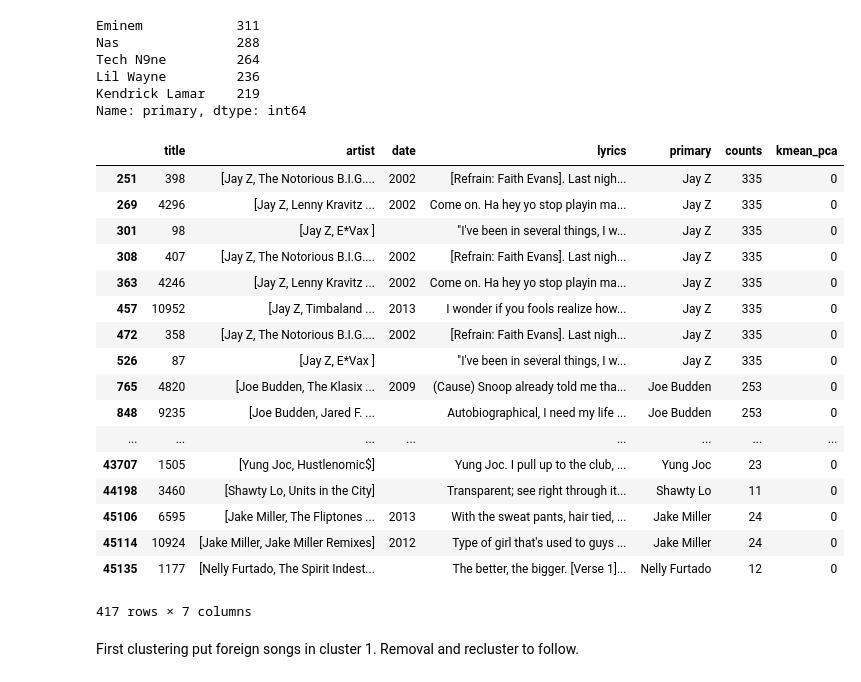
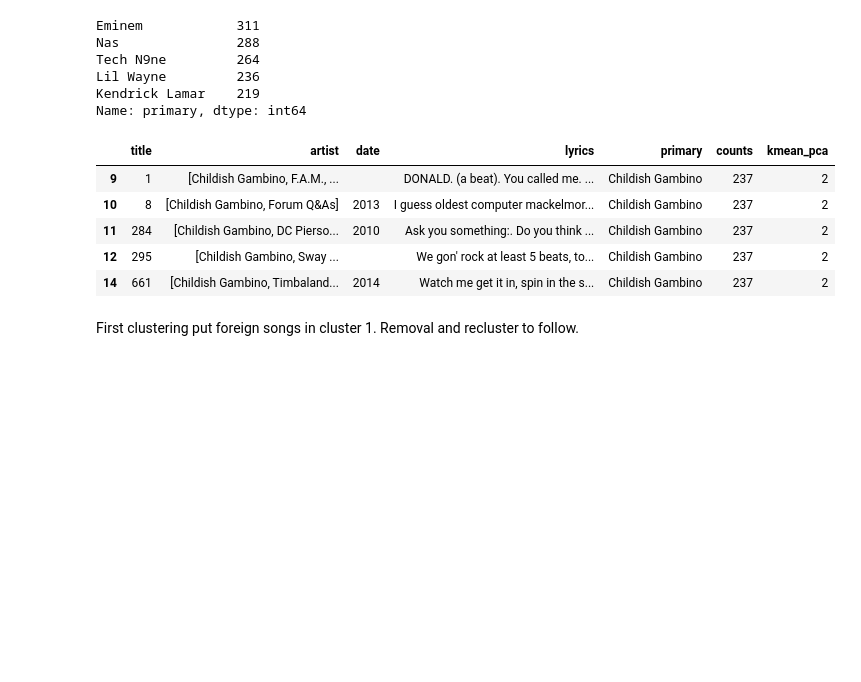
Before and after one commit to elrazia/rap_lyrics, a Jupyter notebook: notebooks/rap_modeling.ipynb, the cells around one changed output. Saved outputs shown, nothing was run; the diff lists cells and outputs as text; code cells hidden in the pictures; blank space fills up the shorter version.

Commit message:
df head

```diff
--- a/notebooks/rap_modeling.ipynb
+++ b/notebooks/rap_modeling.ipynb
@@ -139,26 +139,14 @@ Lil Wayne         236
 Kendrick Lamar    219
 Name: primary, dtype: int64
 # %%
-rap_frame[rap_frame['kmean_pca'] == 0]
+rap_frame[rap_frame['kmean_pca'] == 2].head()
 # %% [output]
 |  | title | artist | date | lyrics | primary | counts | kmean_pca |
-| 251 | 398 | [Jay Z, The Notorious B.I.G.... | 2002 | [Refrain: Faith Evans]. Last nigh... | Jay Z | 335 | 0 |
-| 269 | 4296 | [Jay Z, Lenny Kravitz ... | 2002 | Come on. Ha hey yo stop playin ma... | Jay Z | 335 | 0 |
-| 301 | 98 | [Jay Z, E*Vax ] |  | "I've been in several things, I w... | Jay Z | 335 | 0 |
-| 308 | 407 | [Jay Z, The Notorious B.I.G.... | 2002 | [Refrain: Faith Evans]. Last nigh... | Jay Z | 335 | 0 |
-| 363 | 4246 | [Jay Z, Lenny Kravitz ... | 2002 | Come on. Ha hey yo stop playin ma... | Jay Z | 335 | 0 |
-| 457 | 10952 | [Jay Z, Timbaland ... | 2013 | I wonder if you fools realize how... | Jay Z | 335 | 0 |
-| 472 | 358 | [Jay Z, The Notorious B.I.G.... | 2002 | [Refrain: Faith Evans]. Last nigh... | Jay Z | 335 | 0 |
-| 526 | 87 | [Jay Z, E*Vax ] |  | "I've been in several things, I w... | Jay Z | 335 | 0 |
-| 765 | 4820 | [Joe Budden, The Klasix ... | 2009 | (Cause) Snoop already told me tha... | Joe Budden | 253 | 0 |
-| 848 | 9235 | [Joe Budden, Jared F. ... |  | Autobiographical, I need my life ... | Joe Budden | 253 | 0 |
-| ... | ... | ... | ... | ... | ... | ... | ... |
-| 43707 | 1505 | [Yung Joc, Hustlenomic$] |  | Yung Joc. I pull up to the club, ... | Yung Joc | 23 | 0 |
-| 44198 | 3460 | [Shawty Lo, Units in the City] |  | Transparent; see right through it... | Shawty Lo | 11 | 0 |
-| 45106 | 6595 | [Jake Miller, The Fliptones ... | 2013 | With the sweat pants, hair tied, ... | Jake Miller | 24 | 0 |
-| 45114 | 10924 | [Jake Miller, Jake Miller Remixes] | 2012 | Type of girl that's used to guys ... | Jake Miller | 24 | 0 |
-| 45135 | 1177 | [Nelly Furtado, The Spirit Indest... |  | The better, the bigger. [Verse 1]... | Nelly Furtado | 12 | 0 |
+| 9 | 1 | [Childish Gambino, F.A.M., ... |  | DONALD. (a beat). You called me. ... | Childish Gambino | 237 | 2 |
+| 10 | 8 | [Childish Gambino, Forum Q&As] | 2013 | I guess oldest computer mackelmor... | Childish Gambino | 237 | 2 |
+| 11 | 284 | [Childish Gambino, DC Pierso... | 2010 | Ask you something:. Do you think ... | Childish Gambino | 237 | 2 |
+| 12 | 295 | [Childish Gambino, Sway ... |  | We gon' rock at least 5 beats, to... | Childish Gambino | 237 | 2 |
+| 14 | 661 | [Childish Gambino, Timbaland... | 2014 | Watch me get it in, spin in the s... | Childish Gambino | 237 | 2 |
-417 rows × 7 columns
 # %% [markdown]
 First clustering put foreign songs in cluster 1. Removal and recluster to follow.
 # %%
```
Also changed, not shown: parts of 1 cell of this notebook.
